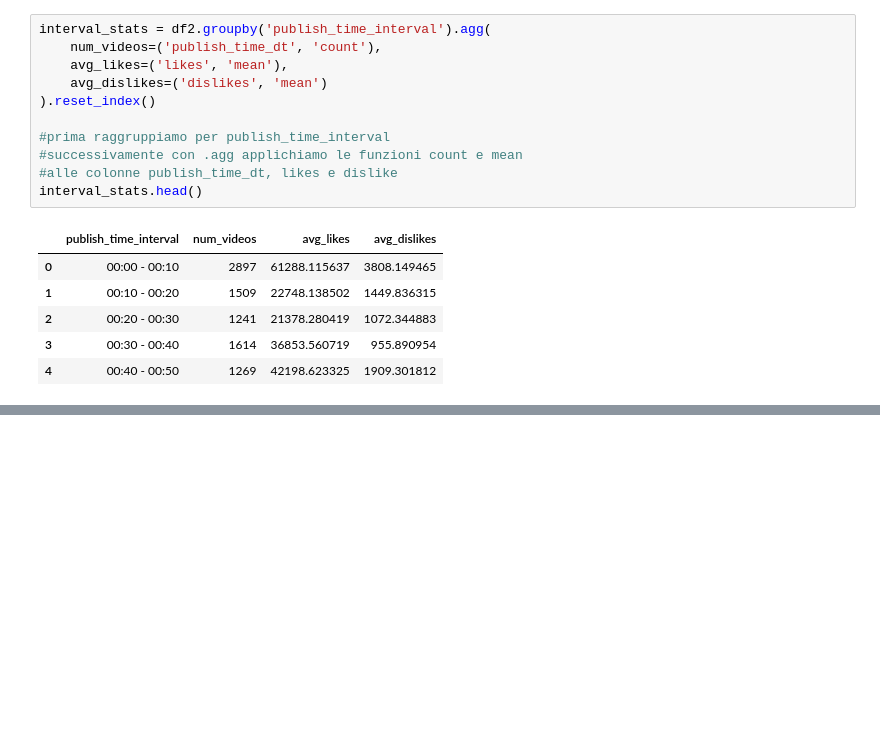
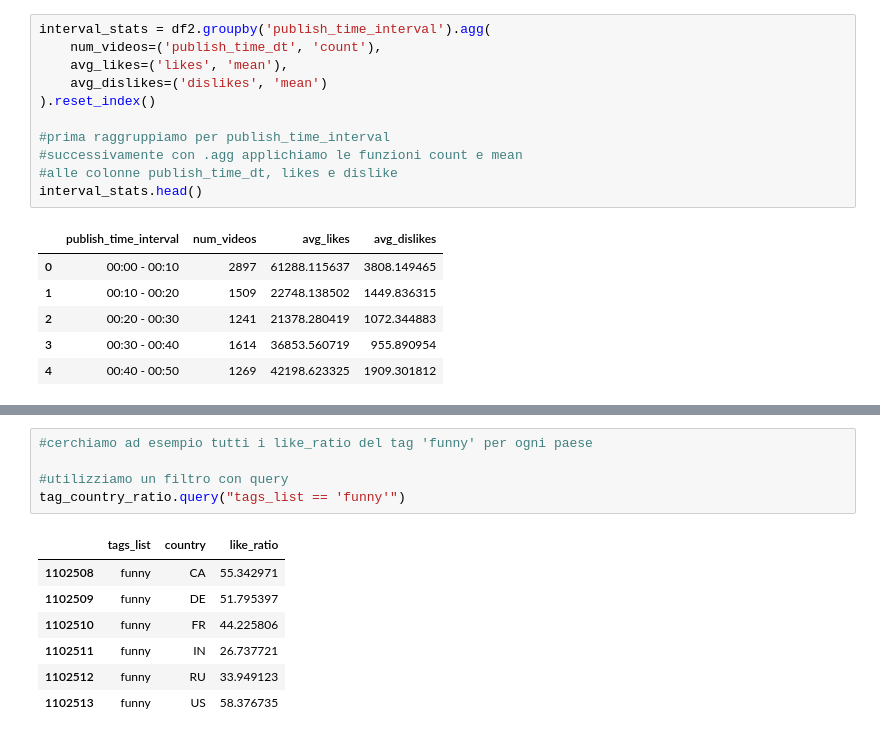
Before and after one commit to Lalla999/yt-trending, a Jupyter notebook: FoCS_project.ipynb, the cells around one changed output, grey strips where cells are left out. Cells and saved outputs as stored; diff of their text form; blank space fills up the shorter version.

```diff
--- a/FoCS_project.ipynb
+++ b/FoCS_project.ipynb
@@ -372,0 +446,13 @@ interval_stats.head()
+# %%
+#cerchiamo ad esempio tutti i like_ratio del tag 'funny' per ogni paese
+
+#utilizziamo un filtro con query
+tag_country_ratio.query("tags_list == 'funny'")
+# %% [output]
+|  | tags_list | country | like_ratio |
+| 1102508 | funny | CA | 55.342971 |
+| 1102509 | funny | DE | 51.795397 |
+| 1102510 | funny | FR | 44.225806 |
+| 1102511 | funny | IN | 26.737721 |
+| 1102512 | funny | RU | 33.949123 |
+| 1102513 | funny | US | 58.376735 |
```
Also changed, not shown: parts of 14 cells of this notebook.
